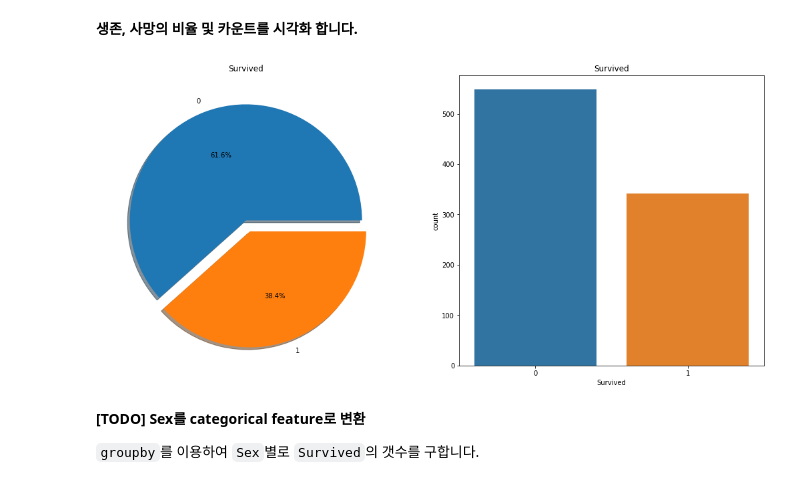
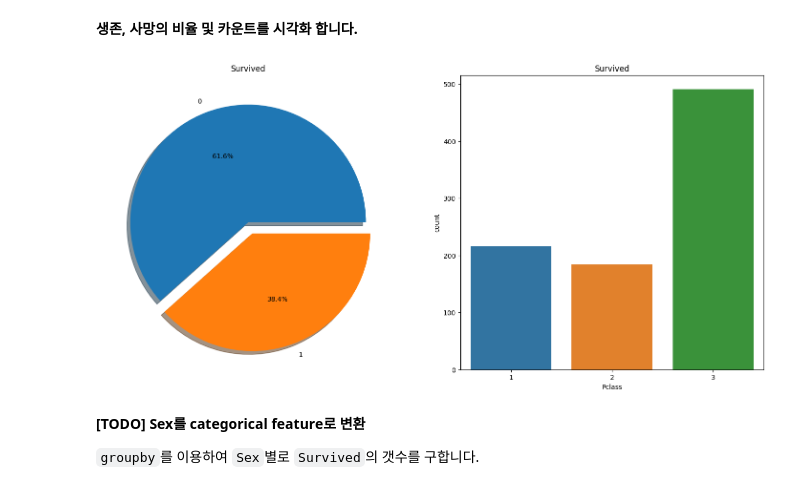
Before and after one commit to bellepoque7/2023-data-science-edu, a Jupyter notebook: 05-02 python 문법(최재규 강사)/Pandas_복습및타이타닉_EDA.ipynb, the cells around one changed output. Cells and saved outputs as stored; diff of their text form; code cells hidden in the pictures.

```diff
--- a/05-02 python 문법(최재규 강사)/Pandas_복습및타이타닉_EDA.ipynb
+++ b/05-02 python 문법(최재규 강사)/Pandas_복습및타이타닉_EDA.ipynb
@@ -1269,7 +1278,7 @@ df.groupby(per).mean()
 
 **[TODO] `pd.read_csv`를 이용하여 titanic 데이터를 로드합니다.**
 # %%
-data=pd.read_csv('/content/gdrive/MyDrive/Colab Notebooks/09. 나노 탄소/Day1/titanic_train.csv')
+data=pd.read_csv('./titanic_train.csv')
 # %% [markdown]
 **[TODO] data의 상위 5개 row를 확인합니다.**
 # %%
@@ -1304,13 +1313,15 @@ dtype: int64
 # %%
 f,ax=plt.subplots(1,2,figsize=(18,8))
 data['Survived'].value_counts().plot.pie(explode=[0,0.1],autopct='%1.1f%%',ax=ax[0],shadow=True)
 ax[0].set_title('Survived')
 ax[0].set_ylabel('')
-sns.countplot('Survived',data=data,ax=ax[1])
+# sns.load_dataset("titanic")
+sns.countplot(data=data, x=data["Pclass"], ax = ax[1])
+    # data=data, ax=ax[1])
 ax[1].set_title('Survived')
 plt.show()
 # %% [output]
-[figure, old version]
+[figure, new version]
 # %% [markdown]
 **[TODO] Sex를 categorical feature로 변환**
 
```
Also changed, not shown: parts of 19 cells of this notebook, 6 other files.
